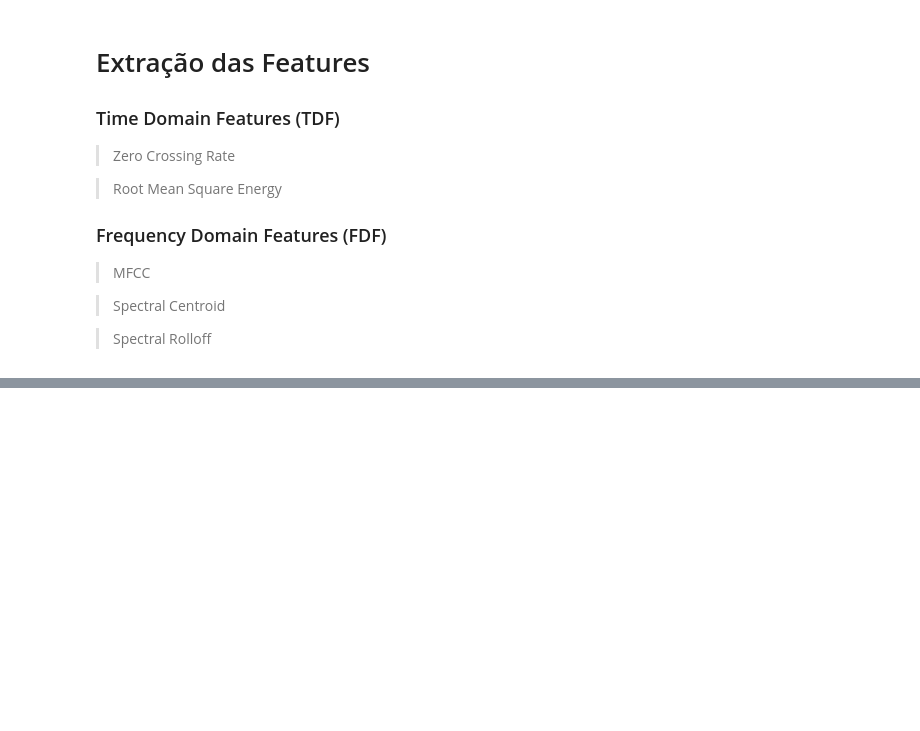
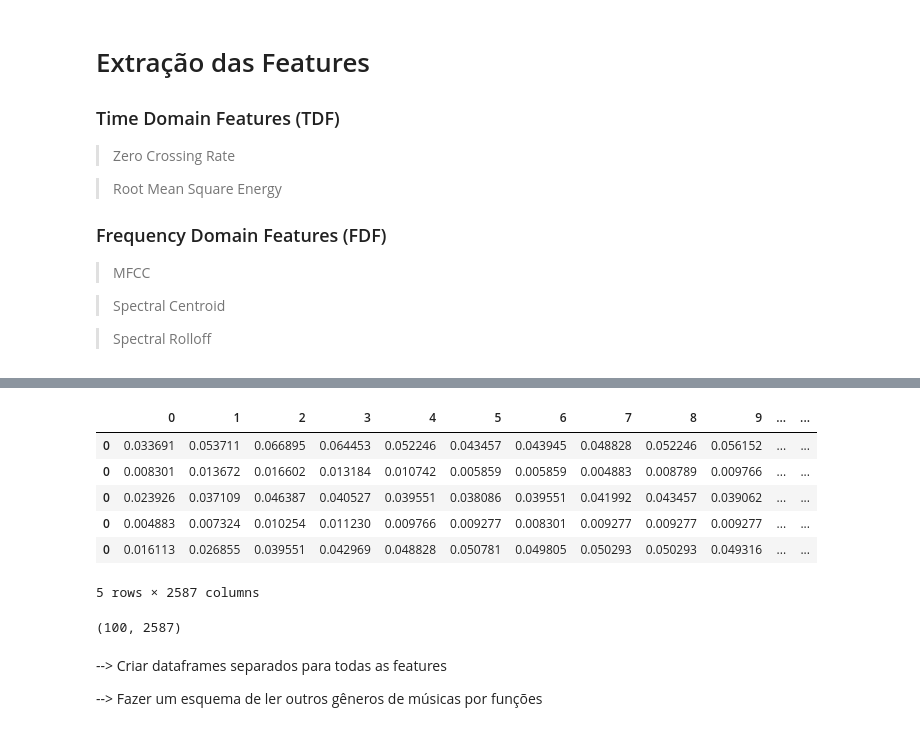
Before and after one commit to andryll/MGR-IC, a Jupyter notebook: codes/Feature Extraction.ipynb, the cells around one changed output, grey strips where cells are left out. Cells and saved outputs as stored; diff of their text form; code cells hidden in the pictures; blank space fills up the shorter version.

```diff
--- a/codes/Feature Extraction.ipynb
+++ b/codes/Feature Extraction.ipynb
@@ -164 +159,27 @@ df
 100 rows × 6 columns
+# %%
+len(zcrlist[1][0])
+
+zcrlist2 = []
+for i in zcrlist:
+  newExample = pd.DataFrame(i[0]).transpose()
+  zcrlist2.append(newExample)
+  print(newExample)
+
+
+dfzcr = pd.concat(zcrlist2,axis=0)
+# %%
+dfzcr['Classe'] = 'Blues'
+dfzcr.head()
+# %% [output]
+|  | 0 | 1 | 2 | 3 | 4 | 5 | 6 | 7 | 8 | 9 | ... | ... |
+| 0 | 0.033691 | 0.053711 | 0.066895 | 0.064453 | 0.052246 | 0.043457 | 0.043945 | 0.048828 | 0.052246 | 0.056152 | ... | ... |
+| 0 | 0.008301 | 0.013672 | 0.016602 | 0.013184 | 0.010742 | 0.005859 | 0.005859 | 0.004883 | 0.008789 | 0.009766 | ... | ... |
+| 0 | 0.023926 | 0.037109 | 0.046387 | 0.040527 | 0.039551 | 0.038086 | 0.039551 | 0.041992 | 0.043457 | 0.039062 | ... | ... |
+| 0 | 0.004883 | 0.007324 | 0.010254 | 0.011230 | 0.009766 | 0.009277 | 0.008301 | 0.009277 | 0.009277 | 0.009277 | ... | ... |
+| 0 | 0.016113 | 0.026855 | 0.039551 | 0.042969 | 0.048828 | 0.050781 | 0.049805 | 0.050293 | 0.050293 | 0.049316 | ... | ... |
+5 rows × 2587 columns
+# %%
+dfzcr.shape
+# %% [output]
+(100, 2587)
@@ -164,0 +190,4 @@ df
+# %% [markdown]
+--> Criar dataframes separados para todas as features
+
+--> Fazer um esquema de ler outros gêneros de músicas por funções
```
Also changed, not shown: parts of 7 cells of this notebook.
